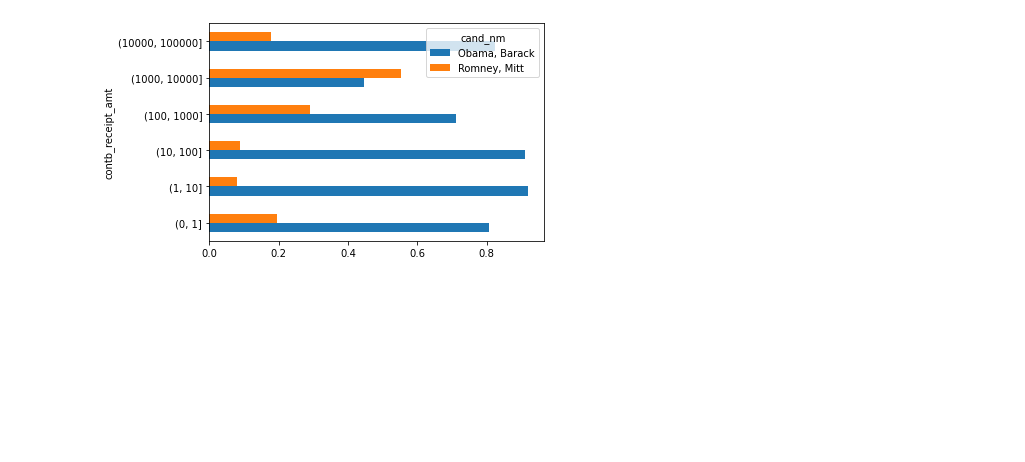
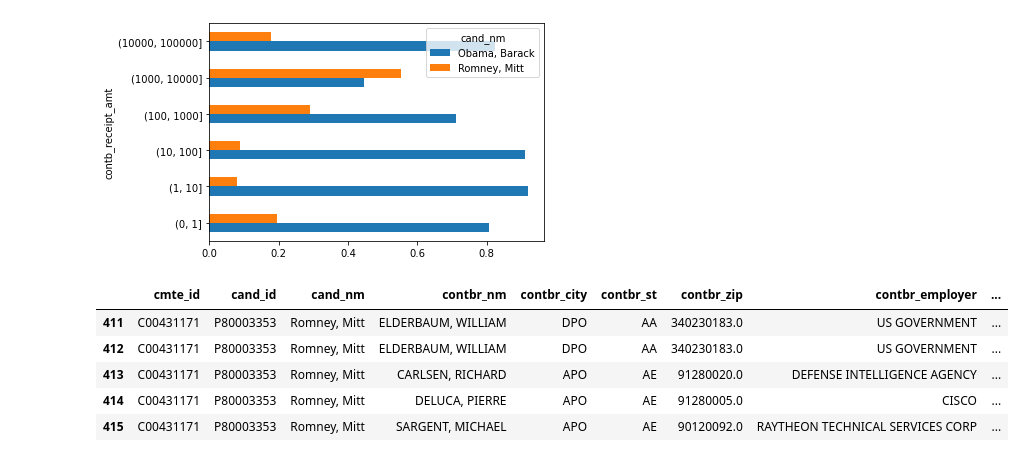
Before and after one commit to WilliamSchultz/fec, a Jupyter notebook: fec.ipynb, the cells around one changed output. Cells and saved outputs as stored; diff of their text form; code cells hidden in the pictures; blank space fills up the shorter version.

```diff
--- a/fec.ipynb
+++ b/fec.ipynb
@@ -273,3 +273,12 @@ normed_sums[:-2].plot(kind='barh')
 # %% [output]
 <AxesSubplot:ylabel='contb_receipt_amt'>
 [figure]
+# %%
+fec_mrbo.head()
+# %% [output]
+|  | cmte_id | cand_id | cand_nm | contbr_nm | contbr_city | contbr_st | contbr_zip | contbr_employer | ... |
+| 411 | C00431171 | P80003353 | Romney, Mitt | ELDERBAUM, WILLIAM | DPO | AA | 340230183.0 | US GOVERNMENT | ... |
+| 412 | C00431171 | P80003353 | Romney, Mitt | ELDERBAUM, WILLIAM | DPO | AA | 340230183.0 | US GOVERNMENT | ... |
+| 413 | C00431171 | P80003353 | Romney, Mitt | CARLSEN, RICHARD | APO | AE | 91280020.0 | DEFENSE INTELLIGENCE AGENCY | ... |
+| 414 | C00431171 | P80003353 | Romney, Mitt | DELUCA, PIERRE | APO | AE | 91280005.0 | CISCO | ... |
+| 415 | C00431171 | P80003353 | Romney, Mitt | SARGENT, MICHAEL | APO | AE | 90120092.0 | RAYTHEON TECHNICAL SERVICES CORP | ... |
```
Also changed, not shown: parts of 6 cells of this notebook.
